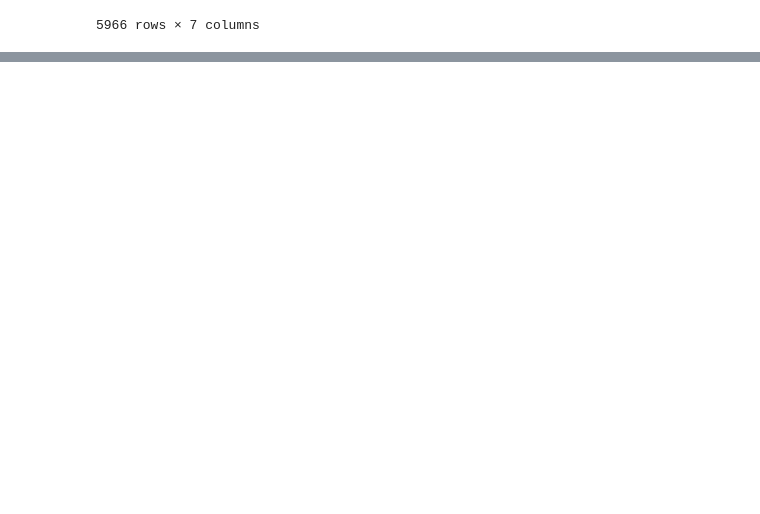
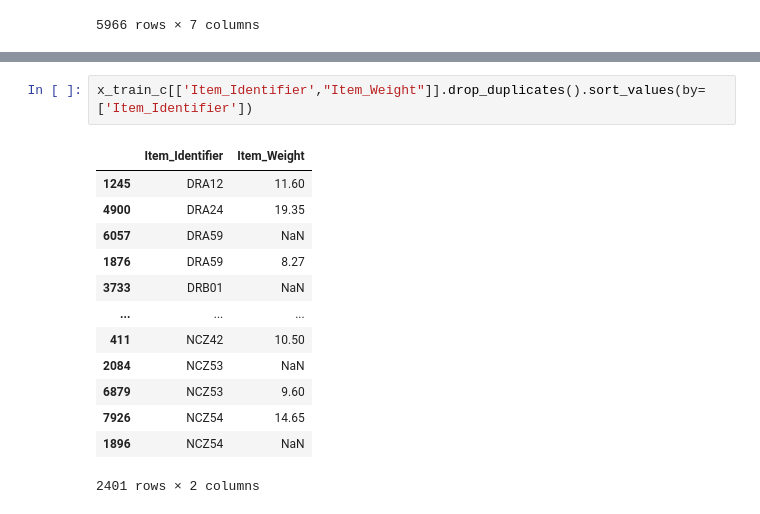
Before and after one commit to AyushNigam-1/ML-Projects, a Jupyter notebook: Sales Prediction/main.ipynb, the cells around one changed output, grey strips where cells are left out. Saved outputs shown, nothing was run; the diff lists cells and outputs as text; blank space fills up the shorter version.

```diff
--- a/Sales Prediction/main.ipynb
+++ b/Sales Prediction/main.ipynb
@@ -140,0 +195,16 @@ cat_features.describe()
+# %%
+x_train_c[['Item_Identifier',"Item_Weight"]].drop_duplicates().sort_values(by=['Item_Identifier'])
+# %% [output]
+|  | Item_Identifier | Item_Weight |
+| 1245 | DRA12 | 11.60 |
+| 4900 | DRA24 | 19.35 |
+| 6057 | DRA59 | NaN |
+| 1876 | DRA59 | 8.27 |
+| 3733 | DRB01 | NaN |
+| ... | ... | ... |
+| 411 | NCZ42 | 10.50 |
+| 2084 | NCZ53 | NaN |
+| 6879 | NCZ53 | 9.60 |
+| 7926 | NCZ54 | 14.65 |
+| 1896 | NCZ54 | NaN |
+2401 rows × 2 columns
```
Also changed, not shown: parts of 19 cells of this notebook.
